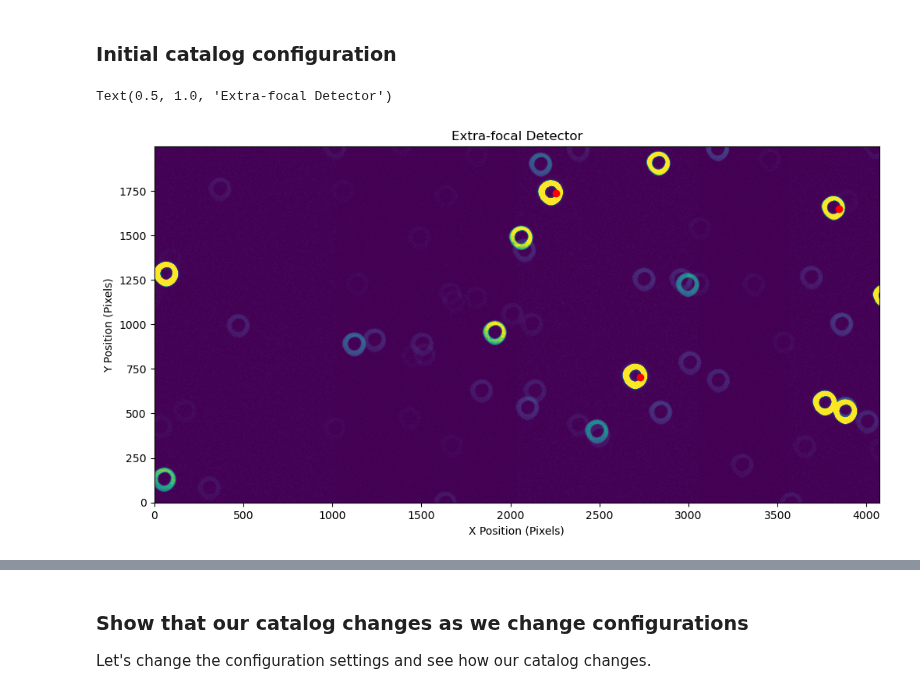
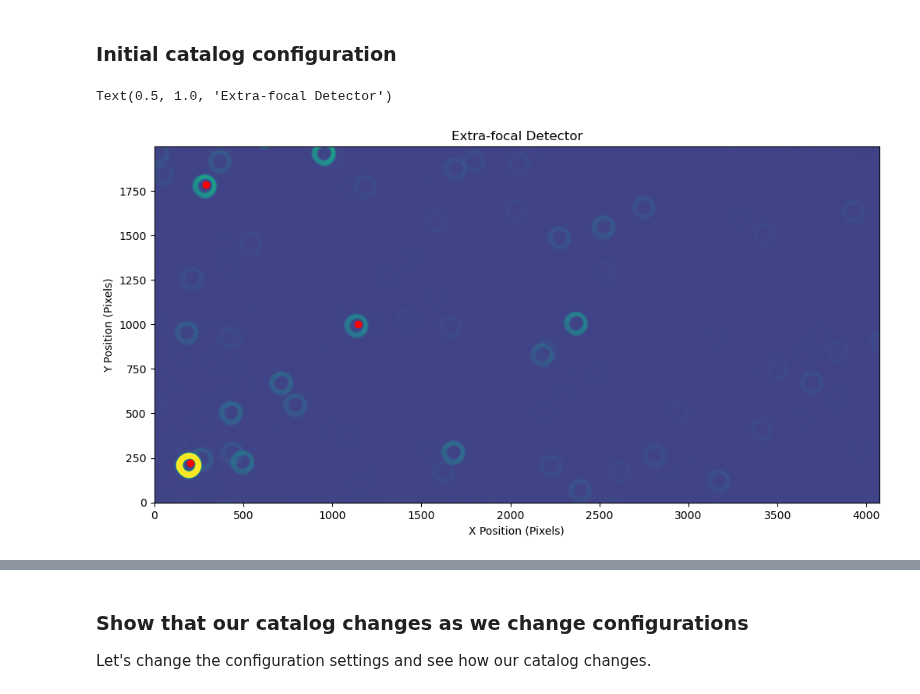
Before and after one commit to lsst-ts/ts_analysis_notebooks, a Jupyter notebook: aos/closed_loop/wepSourceSelectionWithoutWcs.ipynb, the cells around one changed output, grey strips where cells are left out. Cells and saved outputs as stored; diff of their text form; code cells hidden in the pictures.

Commit message:
Update notebooks with data stored in shared AOS butler.

```diff
--- a/aos/closed_loop/wepSourceSelectionWithoutWcs.ipynb
+++ b/aos/closed_loop/wepSourceSelectionWithoutWcs.ipynb
@@ -64,8 +64,8 @@ config.doDonutSelection = True
 # Turn on custom mag limits
 config.donutSelector.useCustomMagLimit = True
 # Set magnitude limits
-config.donutSelector.magMax = 17.
-config.donutSelector.magMin = 13.
+config.donutSelector.magMax = 15.
+config.donutSelector.magMin = 11.
 # Set the magnitude difference for stars to count as not blended with fainter, overlapping stars
 config.donutSelector.isolatedMagDiff = 2.0
 # Set the donut radius
@@ -77,6 +77,8 @@ config.donutSelector.maxBlended = 0
 # Set the maximum distance (in degrees) a source can be from the center of the focal plane. This allows us
 # to prevent vignetted sources from appearing in the catalog.
 config.donutSelector.maxFieldDist = 1.85
+# Set the filterName to the Gaia filter "phot_g_mean"
+config.filterName = 'phot_g_mean'
 # %% [markdown]
 ## Create donut source catalogs
 # %% [markdown]
@@ -85,9 +87,11 @@ config.donutSelector.maxFieldDist = 1.85
 Here we use the pointing information to only load the pieces of the reference catalog that cover the area of the sky in our field of view.
 # %%
 # Initialize with pointing information
-boresightRa = 197.46
-boresightDec = 24.33
-boresightRotAng = 67.179
+boresightRa = 229.2531250000
+boresightDec = -9.3826944444
+# boresightRoAng is set to match the parallactic angle and line up
+# with the telescope with camera rotation angle = 0.
+boresightRotAng = np.degrees(1.78634)
 refCatInterface = RefCatalogInterface(boresightRa, boresightDec, boresightRotAng)
 # %% [markdown]
 #### Get `shardIds` for pointing
@@ -125,6 +120,6 @@ list(butler.registry.queryCollections())
 # %%
-collections = ['refcats/ps1_pv3_3pi_20170110']
-catalogName = 'ps1_pv3_3pi_20170110'
+collections = ['refcats/gaia_dr2_20200414']
+catalogName = 'gaia_dr2_20200414'
 # %%
 %%time
 # Use the shardIds found above to get the locations (`dataRefs`) in the butler repo for the catalog pieces we want
@@ -213,7 +208,7 @@ isrConfig.doOverscan = True
 # %%
 isrTask = IsrTask(config=isrConfig)
 # %%
-cwfsDataIdsExtra = list(butler.registry.queryDataIds(['exposure', 'detector', 'instrument'], detector=195, instrument='LSSTCam'))
+cwfsDataIdsExtra = list(butler.registry.queryDataIds(['exposure', 'detector', 'instrument'], detector=195, instrument='LSSTCam', exposure=5024072300004))
 # %%
 cwfsDataIdsExtra
 # %% [output]
@@ -264,11 +259,11 @@ lsst.isr INFO: Widening saturation trails.
 ### Initial catalog configuration
 # %%
 fig = plt.figure(figsize=(12, 6))
-plt.imshow(isrOutExtra.exposure.getImage().getArray(), vmax=200, vmin=0, origin='lower')
+plt.imshow(isrOutExtra.exposure.getImage().getArray(), vmax=3000, vmin=-300, origin='lower')
 plt.scatter(catExtra.donutCatalog['centroid_x'], catExtra.donutCatalog['centroid_y'], c='r')
 plt.xlabel('X Position (Pixels)')
 plt.ylabel('Y Position (Pixels)')
 plt.title('Extra-focal Detector')
 # %% [output]
 Text(0.5, 1.0, 'Extra-focal Detector')
-[figure, old version]
+[figure, new version]
```
Also changed, not shown: parts of 40 cells of this notebook, 3 other files.
